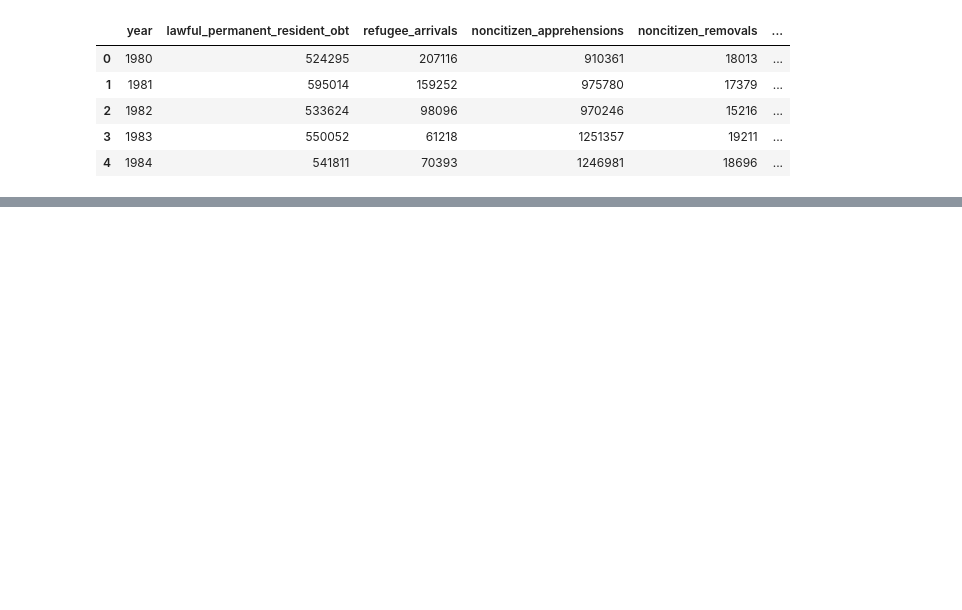
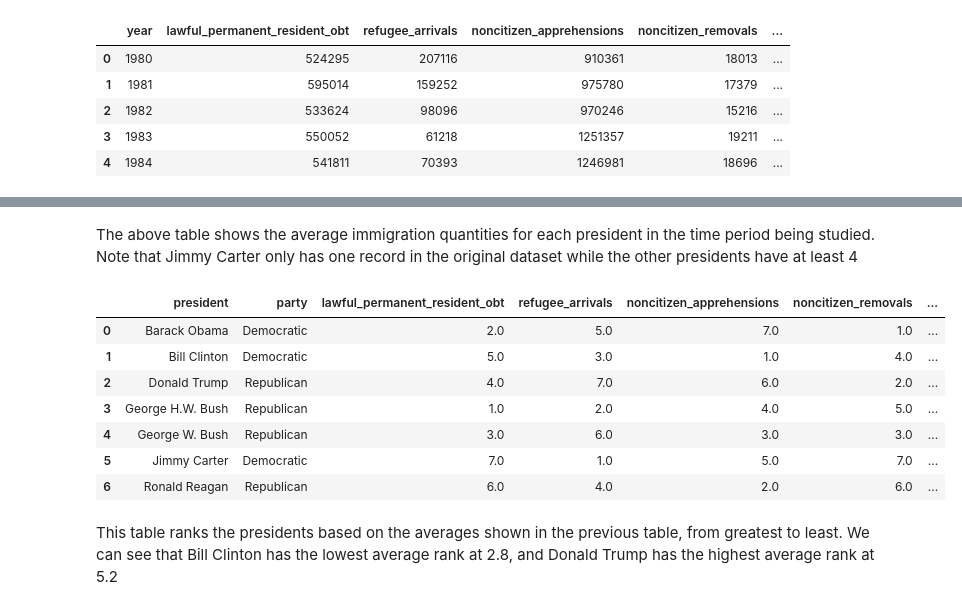
Before and after one commit to josh2894/us_immigration, a Jupyter notebook: notebooks/us_immigration_analysis.ipynb, the cells around one changed output, grey strips where cells are left out. Saved outputs shown, nothing was run; the diff lists cells and outputs as text; code cells hidden in the pictures; blank space fills up the shorter version.

```diff
--- a/notebooks/us_immigration_analysis.ipynb
+++ b/notebooks/us_immigration_analysis.ipynb
@@ -177,0 +200,19 @@ fig.show(renderer='notebook_connected')
+# %% [markdown]
+The above table shows the average immigration quantities for each president in the time period being studied. Note that Jimmy Carter only has one record in the original dataset while the other presidents have at least 4
+# %%
+presidents_avg_ranks = presidents_avg.copy()
+for col in target_cols:
+    presidents_avg_ranks[col] = presidents_avg_ranks[col].rank(ascending=False)
+presidents_avg_ranks['avg_rank'] = presidents_avg_ranks[target_cols].mean(axis=1)
+presidents_avg_ranks
+# %% [output]
+|  | president | party | lawful_permanent_resident_obt | refugee_arrivals | noncitizen_apprehensions | noncitizen_removals | ... |
+| 0 | Barack Obama | Democratic | 2.0 | 5.0 | 7.0 | 1.0 | ... |
+| 1 | Bill Clinton | Democratic | 5.0 | 3.0 | 1.0 | 4.0 | ... |
+| 2 | Donald Trump | Republican | 4.0 | 7.0 | 6.0 | 2.0 | ... |
+| 3 | George H.W. Bush | Republican | 1.0 | 2.0 | 4.0 | 5.0 | ... |
+| 4 | George W. Bush | Republican | 3.0 | 6.0 | 3.0 | 3.0 | ... |
+| 5 | Jimmy Carter | Democratic | 7.0 | 1.0 | 5.0 | 7.0 | ... |
+| 6 | Ronald Reagan | Republican | 6.0 | 4.0 | 2.0 | 6.0 | ... |
+# %% [markdown]
+This table ranks the presidents based on the averages shown in the previous table, from greatest to least. We can see that Bill Clinton has the lowest average rank at 2.8, and Donald Trump has the highest average rank at 5.2
```
Also changed, not shown: parts of 10 cells of this notebook.
